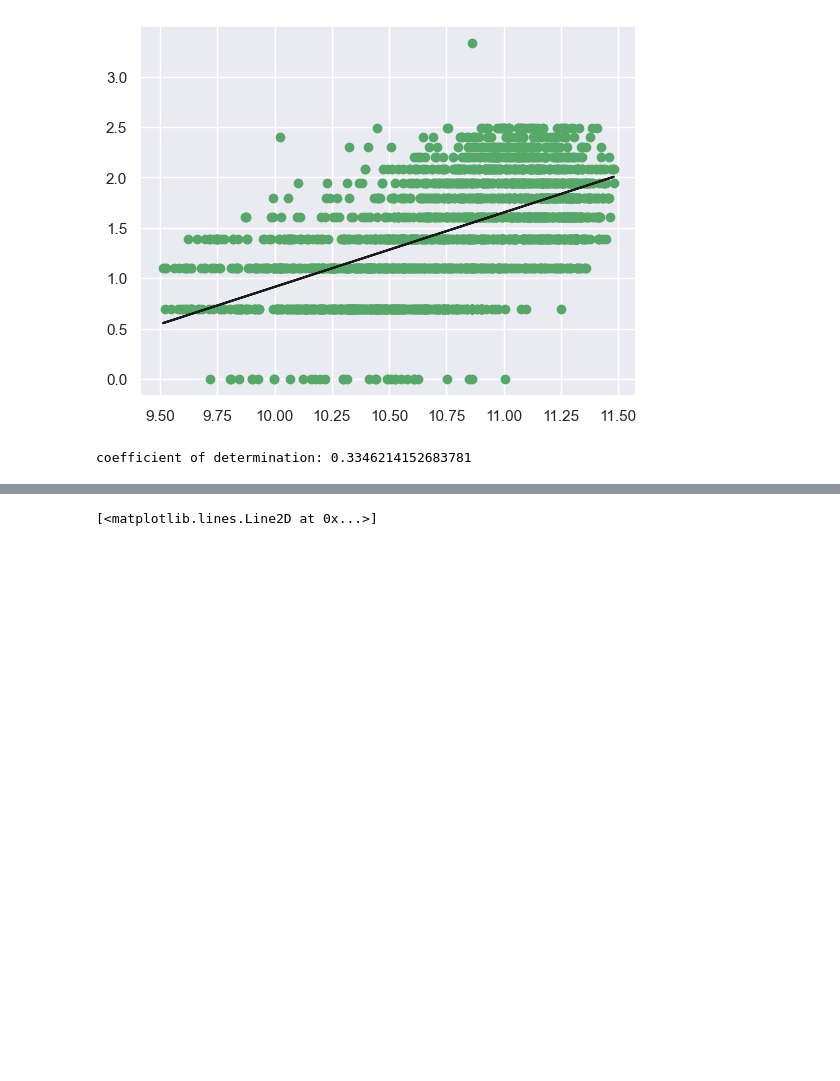
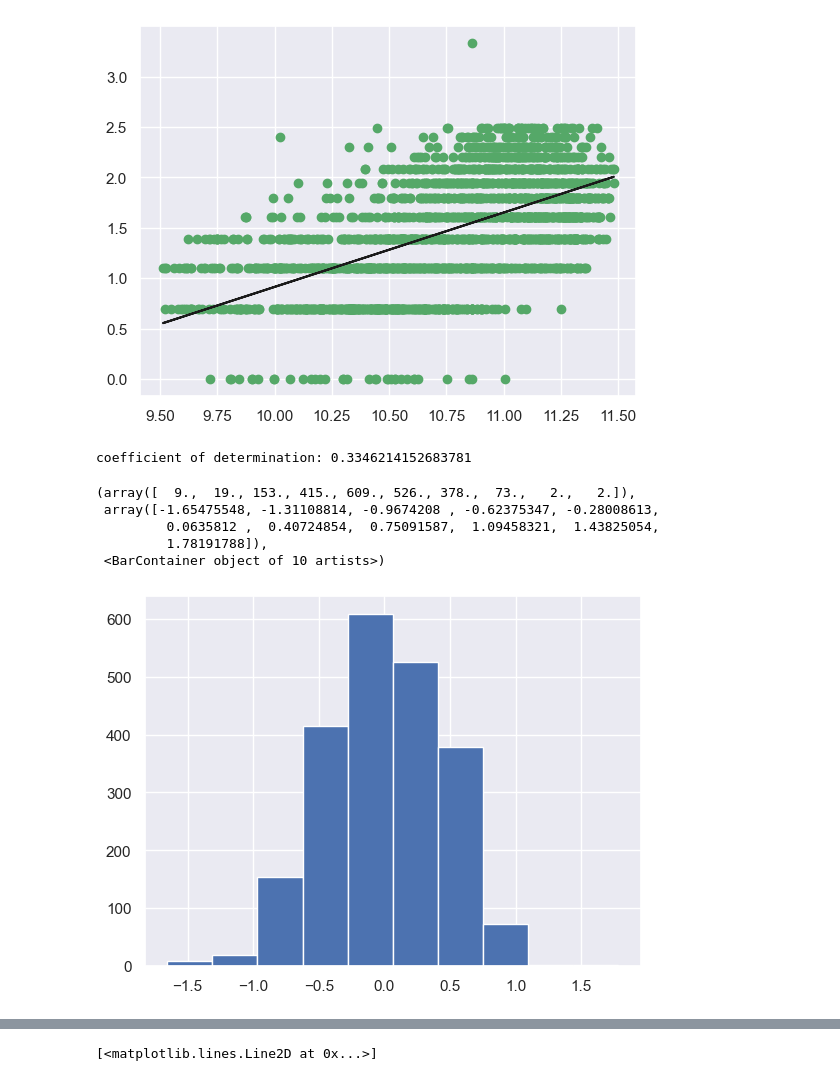
Before and after one commit to Ab2nour/customer-base-analysis, a Jupyter notebook: presentation.ipynb, the cells around one changed output, grey strips where cells are left out. Saved outputs shown, nothing was run; the diff lists cells and outputs as text; code cells hidden in the pictures; blank space fills up the shorter version.

Commit message:
update2 : tests d'hypotheses

```diff
--- a/presentation.ipynb
+++ b/presentation.ipynb
@@ -614,5 +614,5 @@ print(sum(na_))
 # %%
 donnes_symetriques_nettoyees = donnes_symetriques_nettoyees[~donnes_symetriques_nettoyees['Income'].isna()]
 # %%
-x = np.array(donnes_symetriques_nettoyees['Income']).reshape(-1, 1)
-y = np.array(donnes_symetriques_nettoyees['NumWebPurchases'])
+income = np.array(donnes_symetriques_nettoyees['Income']).reshape(-1, 1)
+web_purchases = np.array(donnes_symetriques_nettoyees['NumWebPurchases'])
@@ -621 +619,3 @@ model = LinearRegression().fit(x, y)
+# %%
+model1 = LinearRegression().fit(income, web_purchases)
 # %%
@@ -629,3 +629,16 @@ r_sq = model.score(x, y)
 print(f"coefficient of determination: {r_sq}")
 # %% [output]
 coefficient of determination: 0.3346214152683781
+# %%
+# check hypothese 2
+
+residuals = web_purchases - model1.predict(income)
+plt.hist(residuals)
+# on a bien les residus suivant une loi normale, centree
+# %% [output]
+(array([  9.,  19., 153., 415., 609., 526., 378.,  73.,   2.,   2.]),
+ array([-1.65475548, -1.31108814, -0.9674208 , -0.62375347, -0.28008613,
+         0.0635812 ,  0.40724854,  0.75091587,  1.09458321,  1.43825054,
+         1.78191788]),
+ <BarContainer object of 10 artists>)
+[figure, added]
```
Also changed, not shown: parts of 9 cells of this notebook.
